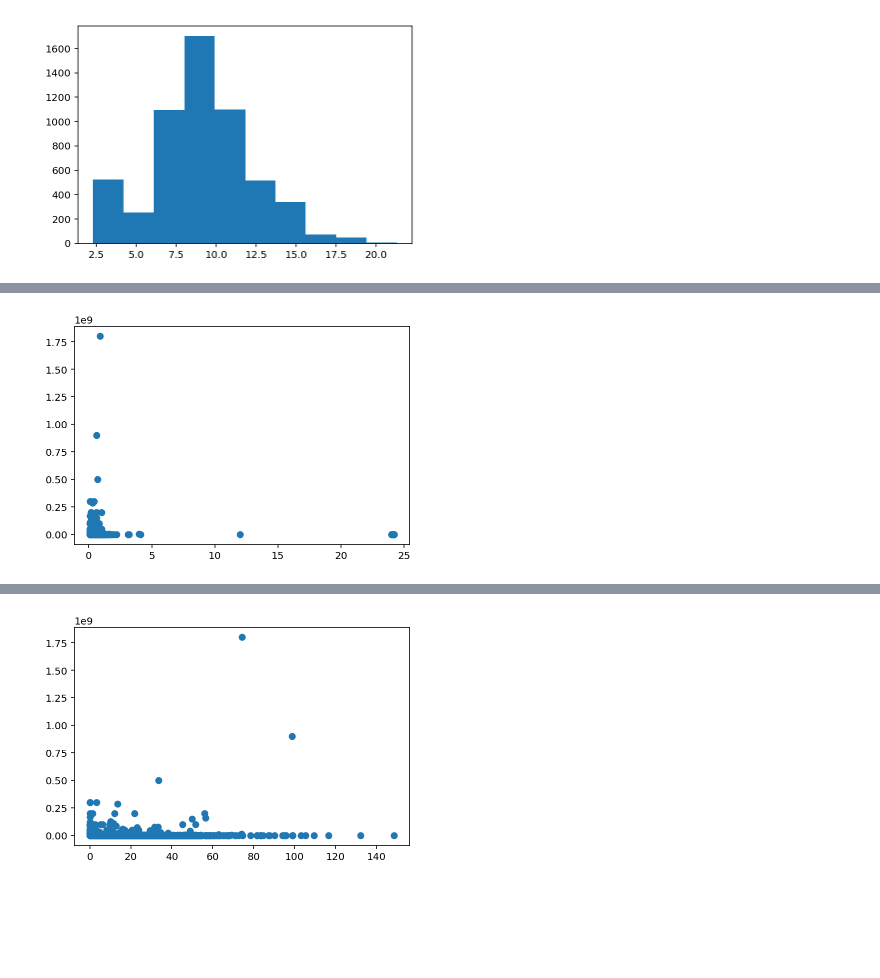
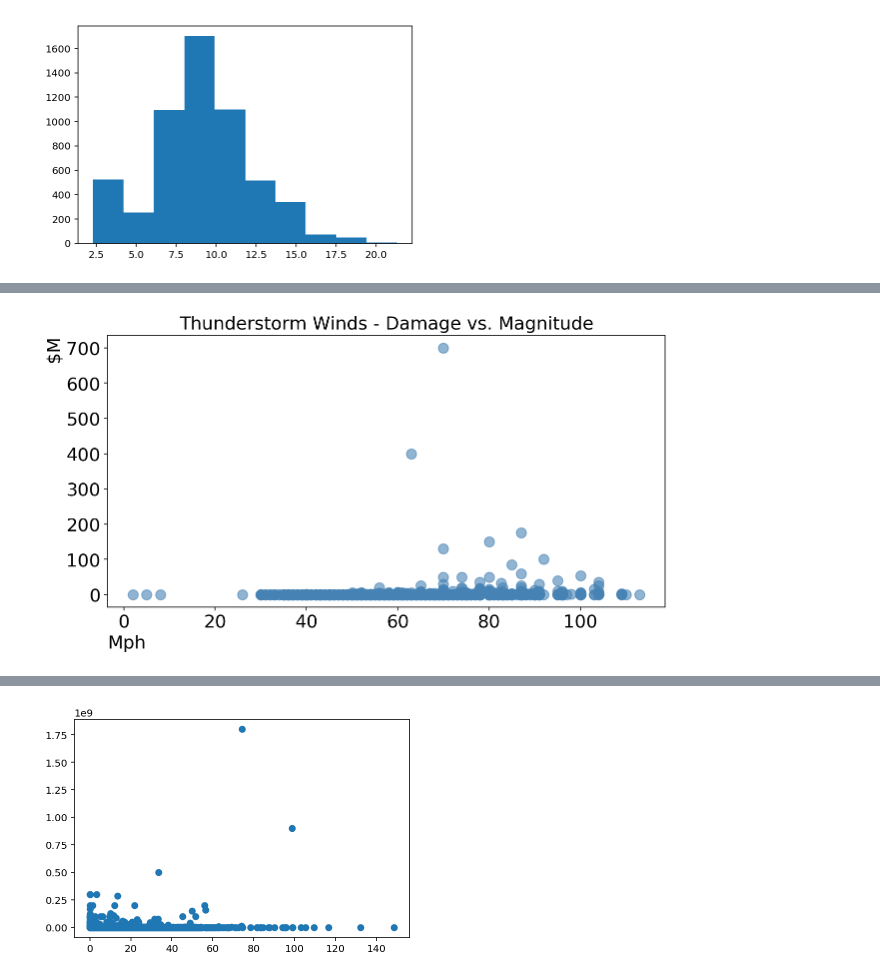
Before and after one commit to emmagrimaldi/Capstone_Predicting_Storm_Damages, a Jupyter notebook: Capstone_code.ipynb, the cells around one changed output, grey strips where cells are left out. Saved outputs shown, nothing was run; the diff lists cells and outputs as text; code cells hidden in the pictures; blank space fills up the shorter version.

```diff
--- a/Capstone_code.ipynb
+++ b/Capstone_code.ipynb
@@ -482,4 +482,10 @@ plt.yticks(fontsize = 18);
-# %%
-plt.scatter(hail['TOTAL_DURATION_HR'], hail['DAMAGE_PROPERTY']);
-# %% [output]
-[figure, removed]
+# %%
+plt.figure(figsize = (10,5))
+plt.scatter(thun['MAGNITUDE'], thun['DAMAGE_PROPERTY']/10**6, s = 100, alpha = 0.6, color = 'steelblue')
+plt.xlabel('Mph', ha = 'left', x = 0, fontsize = 18)
+plt.ylabel('$M', ha = 'right', y = 1, fontsize = 18)
+plt.title('Thunderstorm Winds - Damage vs. Magnitude', fontsize = 18)
+plt.xticks(fontsize = 18)
+plt.yticks(fontsize = 18);
+# %% [output]
+[figure, added]
```
Also changed, not shown: parts of 2 cells of this notebook.
